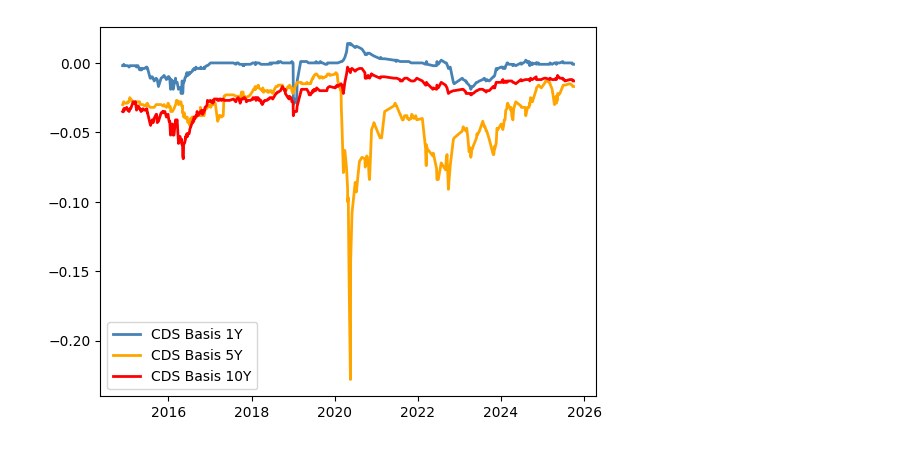
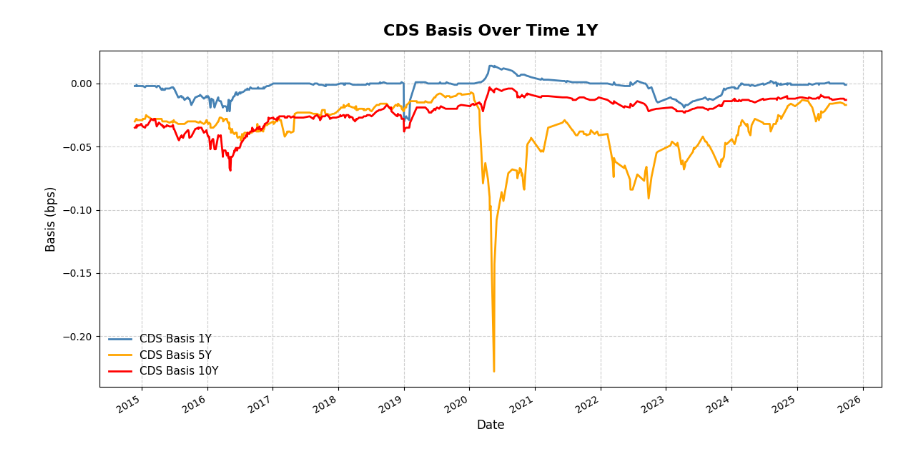
Before and after one commit to Quant-Liam/FE800-Research, a Jupyter notebook: CDSpricing.ipynb, the cells around one changed output. Cells and saved outputs as stored; diff of their text form; code cells hidden in the pictures.

Commit message:
Cleaned CDS code final

```diff
--- a/CDSpricing.ipynb
+++ b/CDSpricing.ipynb
@@ -8,8 +8,7 @@ df_1y = pd.read_csv(r'C:\Users\LiamRodgers\Desktop\Python\Classes\FE800\FE800-Re
 df_1y.rename(columns={'Date': 'date'}, inplace=True)
 df_1y['date'] = pd.to_datetime(df_1y['date'])
 df_1y.set_index('date', inplace=True)
-#Y1_start_date = datetime(2014, 10, 30)
-#Y1_end_date = pd.Timestamp(2025, 10, 30) #Doesn't exist in the bond data :(
+
 
 #Need to get the full historicals for this
 df_5y = pd.read_csv(r'C:\Users\LiamRodgers\OneDrive - stevens.edu\FE800\UAL Pricing Data\UAL 5Y CDS Pricing\UAL_5Y_CDS_2014FullData.csv') #Going to need more data for the 5 year CDS prices
@@ -18,8 +17,6 @@ df_5y['date'] = pd.to_datetime(df_5y['date'])
 df_5y.set_index('date', inplace=True)
 
 df_10y = pd.read_csv(r'C:\Users\LiamRodgers\Desktop\Python\Classes\FE800\FE800-Research\CDSdata\UAL_10Y_CDS_prices.csv')
-Y10_start_date = datetime(2014, 10, 30)
-Y10_end_date = datetime(2025, 10, 30)
 df_10y.rename(columns={'Date': 'date'}, inplace=True)
 df_10y['date'] = pd.to_datetime(df_10y['date'])
 df_10y.set_index('date', inplace=True)
@@ -31,6 +28,7 @@ df_bond_price = pd.read_csv(r'C:\Users\LiamRodgers\Desktop\Python\Classes\FE800\
 df_bond_price['date'] = pd.to_datetime(df_bond_price['date'])
 df_bond_price = df_bond_price[['date', 'Time_to_Maturity', 'last_value', 'hazard']]
 df_bond_price.set_index('date', inplace=True)
+
+#Getting year end dates
 Y1_end_date, Y5_end_date, Y10_end_date  = df_bond_price.index[-1], df_bond_price.index[-1], df_bond_price.index[-1]
 Y1_start_date, Y5_start_date, Y10_start_date  = df_bond_price.index[0], df_bond_price.index[0], df_bond_price.index[0]
-print(Y1_start_date)
@@ -367,15 +182,0 @@ np.float64(-16.602000000000004)
-# %%
-basis_series = []
-
-for historical_date in df_CDS_Bond.index:
-    h_10y_today = df_CDS_Bond.loc[historical_date, 'hazard'] #Bond hazard rates
-    Q_bond_10y_today = construct_survival_curve(payment_dates_10y, [h_10y_today], [Y10_start_date])
-    bcds_10y_today = bond_implied_cds(payment_dates_10y, Q_bond_10y_today, df_risk_free, historical_date, 0.4)
-    market_cds_10y_today = df_CDS_Bond.loc[historical_date, 'PX_LAST_CDS_10Y'] / 10000 #In bps
-    basis_today = bcds_10y_today - market_cds_10y_today
-    basis_series.append({'Date': historical_date, 'CDS_Basis': basis_today})
-
-basis_10y = pd.DataFrame(basis_series)
-basis_10y['Date'] = pd.to_datetime(basis_10y['Date'])
-basis_10y['CDS_Basis'] = round(basis_10y['CDS_Basis'], 3)
-basis_10y['CDS_Basis'].sum()
@@ -526,30 +228,48 @@ basis_df
 # %%
+import matplotlib.dates as mdates
+
+plt.figure(figsize=(12, 6))  # 12x6 inches is a good aspect ratio for reports
 plt.plot(
     basis_df['Date'],
     basis_df['CDS_Basis_1Y'],
     color='steelblue',
     linewidth=2,
     label='CDS Basis 1Y'
 )
 plt.plot(
     basis_df['Date'],
     basis_df['CDS_Basis_5Y'],
     color='orange',
     linewidth=2,
     label='CDS Basis 5Y'
 )
 
 plt.plot(
     basis_df['Date'],
     basis_df['CDS_Basis_10Y'],
     color='red',
     linewidth=2,
     label='CDS Basis 10Y'
 )
-plt.legend()
+# Title and labels
+plt.title('CDS Basis Over Time 1Y', fontsize=16, fontweight='bold', pad=15)
+plt.xlabel('Date', fontsize=12)
+plt.ylabel('Basis (bps)', fontsize=12)
+
+# Format date axis
+plt.gca().xaxis.set_major_locator(mdates.YearLocator())
+plt.gca().xaxis.set_major_formatter(mdates.DateFormatter('%Y'))
+plt.gcf().autofmt_xdate()  # rotate date labels
+
+# Add grid and legend
+plt.grid(True, which='major', linestyle='--', alpha=0.6)
+plt.legend(frameon=False, fontsize=11)
+
+# Clean up layout
+plt.tight_layout()
 plt.show()
 # %% [output]
-[figure, old version]
+[figure, new version]
 # %%
 #The longer tenors are fitting under the 0 basis because we have a flat curve (only one bond). In order to see the full curve we need to get more bonds from UAL
 #to truly measure the risk of the longer tenor CDS spread, this is the limitation of the CDS structure that the longer tenor CDSs are typically underpriced
```
Also changed, not shown: parts of 18 cells of this notebook.
